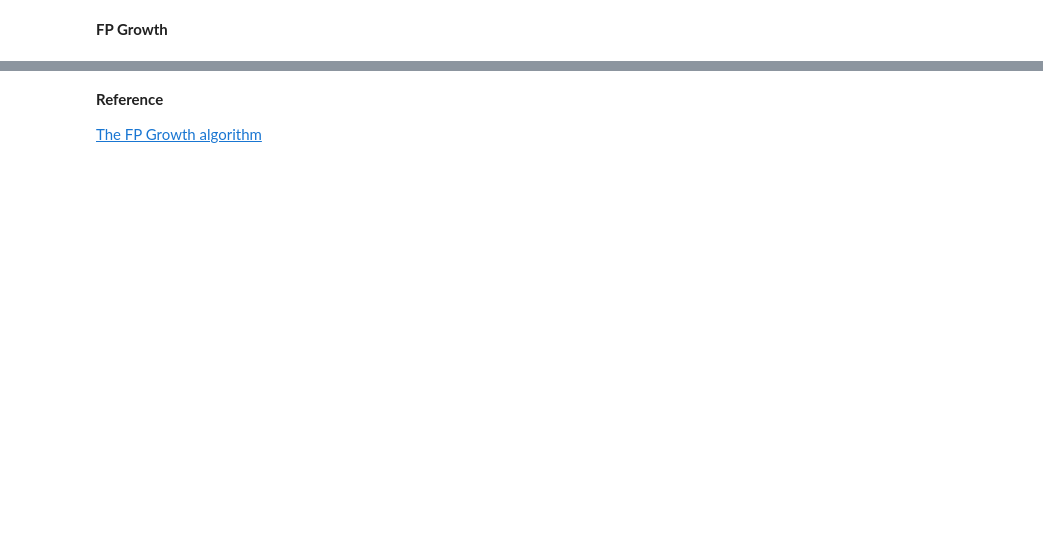
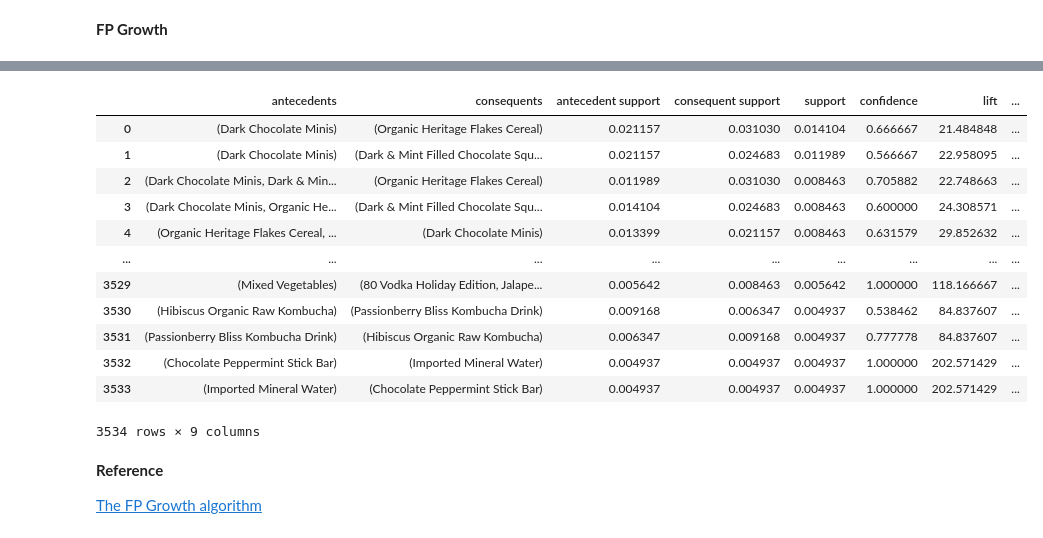
Before and after one commit to AbrahamKong/CMPE255-Apriori_and_FP_Growth, a Jupyter notebook: CMPE_255_Apriori_and_FP_Growth.ipynb, the cells around one changed output, grey strips where cells are left out. Cells and saved outputs as stored; diff of their text form; code cells hidden in the pictures; blank space fills up the shorter version.

```diff
--- a/CMPE_255_Apriori_and_FP_Growth.ipynb
+++ b/CMPE_255_Apriori_and_FP_Growth.ipynb
@@ -84,15 +98,18 @@ apriori_result['ordered_statistics'][0]
 # %% [markdown]
 **FP Growth**
 # %%
+# coopy data to transacetion to avoid 'generator' object is not callable error created by name
+transactions = data.copy()
+
 # instantiate a transaction encoder
-my_transactionencoder = TransactionEncoder()
+te = TransactionEncoder()
 
-# fit the transaction encoder using the list of transaction tuples
-my_transactionencoder.fit(transactions)
+# fit the transaction encoder using the data
+te.fit(transactions)
 
-# transform the list of transaction tuples into an array of encoded transactions
-encoded_transactions = my_transactionencoder.transform(transactions)
+# transform the data into an array of encoded transactions
+trans_encoded = te.transform(transactions)
 
 # convert the array of encoded transactions into a dataframe
-encoded_transactions_df = pd.DataFrame(encoded_transactions, columns=my_transactionencoder.columns_)
-encoded_transactions_df
+df_encoded = pd.DataFrame(trans_encoded, columns=te.columns_)
+df_encoded
@@ -101,8 +132,7 @@ encoded_transactions_df
 min_support = 7/len(transactions)
 
 # compute the frequent itemsets using fpgriowth from mlxtend
-from mlxtend.frequent_patterns.fpgrowth import fpgrowth
-frequent_itemsets = fpgrowth(encoded_transactions_df, min_support=min_support, use_colnames = True)
+frequent_itemsets = fpgrowth(df_encoded, min_support=min_support, use_colnames = True)
 
 # print the frequent itemsets
 frequent_itemsets
@@ -109,3 +153,23 @@ frequent_itemsets
+# %%
+# Compute the association rules based on the frequent itemsets
+from mlxtend.frequent_patterns import association_rules
+
+# compute and print the association rules
+association_rules(frequent_itemsets, metric="confidence", min_threshold=0.5)
+# %% [output]
+|  | antecedents | consequents | antecedent support | consequent support | support | confidence | lift | ... |
+| 0 | (Dark Chocolate Minis) | (Organic Heritage Flakes Cereal) | 0.021157 | 0.031030 | 0.014104 | 0.666667 | 21.484848 | ... |
+| 1 | (Dark Chocolate Minis) | (Dark & Mint Filled Chocolate Squ... | 0.021157 | 0.024683 | 0.011989 | 0.566667 | 22.958095 | ... |
+| 2 | (Dark Chocolate Minis, Dark & Min... | (Organic Heritage Flakes Cereal) | 0.011989 | 0.031030 | 0.008463 | 0.705882 | 22.748663 | ... |
+| 3 | (Dark Chocolate Minis, Organic He... | (Dark & Mint Filled Chocolate Squ... | 0.014104 | 0.024683 | 0.008463 | 0.600000 | 24.308571 | ... |
+| 4 | (Organic Heritage Flakes Cereal, ... | (Dark Chocolate Minis) | 0.013399 | 0.021157 | 0.008463 | 0.631579 | 29.852632 | ... |
+| ... | ... | ... | ... | ... | ... | ... | ... | ... |
+| 3529 | (Mixed Vegetables) | (80 Vodka Holiday Edition, Jalape... | 0.005642 | 0.008463 | 0.005642 | 1.000000 | 118.166667 | ... |
+| 3530 | (Hibiscus Organic Raw Kombucha) | (Passionberry Bliss Kombucha Drink) | 0.009168 | 0.006347 | 0.004937 | 0.538462 | 84.837607 | ... |
+| 3531 | (Passionberry Bliss Kombucha Drink) | (Hibiscus Organic Raw Kombucha) | 0.006347 | 0.009168 | 0.004937 | 0.777778 | 84.837607 | ... |
+| 3532 | (Chocolate Peppermint Stick Bar) | (Imported Mineral Water) | 0.004937 | 0.004937 | 0.004937 | 1.000000 | 202.571429 | ... |
+| 3533 | (Imported Mineral Water) | (Chocolate Peppermint Stick Bar) | 0.004937 | 0.004937 | 0.004937 | 1.000000 | 202.571429 | ... |
+3534 rows × 9 columns
 # %% [markdown]
 **Reference**
 
```
Also changed, not shown: parts of 8 cells of this notebook.
